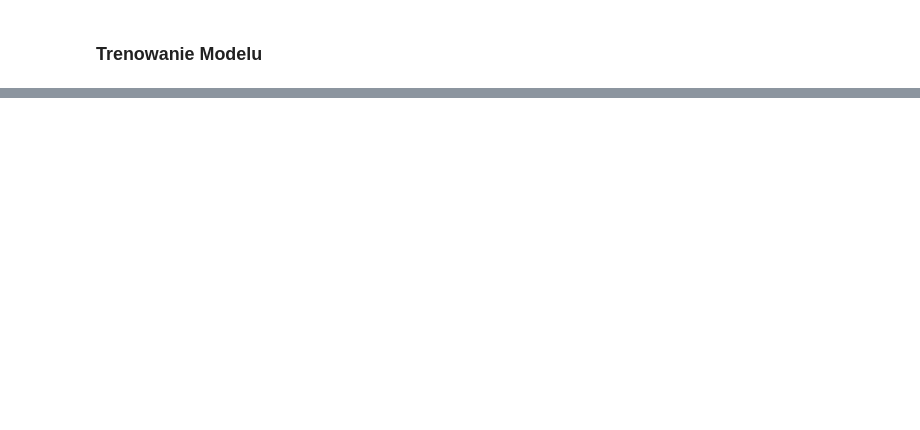
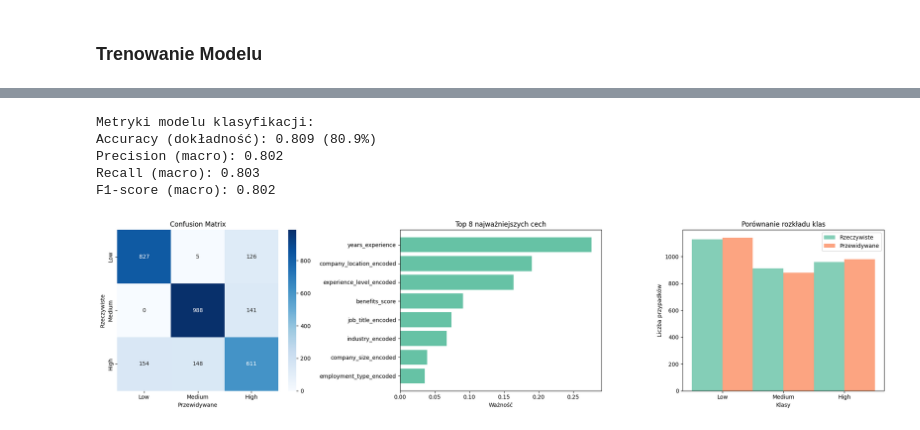
Before and after one commit to Rafal852/Uczenie-maszynowe-zaliczenie---projekt-AI-Job-Market, a Jupyter notebook: Projekt Zaliczeniowy Rafał Perfikowski/main.ipynb, the cells around one changed output, grey strips where cells are left out. Saved outputs shown, nothing was run; the diff lists cells and outputs as text; code cells hidden in the pictures; blank space fills up the shorter version.

```diff
--- a/Projekt Zaliczeniowy Rafał Perfikowski/main.ipynb
+++ b/Projekt Zaliczeniowy Rafał Perfikowski/main.ipynb
@@ -788,0 +596,64 @@ Przykład 3:
+# %%
+#Metryki klasyfikacji
+accuracy = accuracy_score(y_test, y_pred)
+f1_macro = f1_score(y_test, y_pred, average='macro')
+precision_macro = precision_score(y_test, y_pred, average='macro')
+recall_macro = recall_score(y_test, y_pred, average='macro')
+
+print(f"Metryki modelu klasyfikacji:")
+print(f"Accuracy (dokładność): {accuracy:.3f} ({accuracy*100:.1f}%)")
+print(f"Precision (macro): {precision_macro:.3f}")
+print(f"Recall (macro): {recall_macro:.3f}")
+print(f"F1-score (macro): {f1_macro:.3f}")
+
+class_names = ['Low', 'Medium', 'High']
+# %% [output]
+Metryki modelu klasyfikacji:
+Accuracy (dokładność): 0.809 (80.9%)
+Precision (macro): 0.802
+Recall (macro): 0.803
+F1-score (macro): 0.802
+# %%
+# Confusion Matrix - główna wizualizacja dla klasyfikacji
+cm = confusion_matrix(y_test, y_pred)
+
+fig, axes = plt.subplots(1, 3, figsize=(20, 5))
+
+# 1. Confusion Matrix
+sns.heatmap(cm, annot=True, fmt='d', cmap='Blues',
+            xticklabels=class_names, yticklabels=class_names, ax=axes[0])
+axes[0].set_title('Confusion Matrix')
+axes[0].set_xlabel('Przewidywane')
+axes[0].set_ylabel('Rzeczywiste')
+
+# 2. Feature Importance
+feature_importance = pd.DataFrame({
+    'feature': existing_features,
+    'importance': best_rf.feature_importances_
+}).sort_values('importance', ascending=True)
+
+axes[1].barh(feature_importance['feature'][-8:], feature_importance['importance'][-8:])
+axes[1].set_title('Top 8 najważniejszych cech')
+axes[1].set_xlabel('Ważność')
+
+# 3. Porównanie rzeczywistych vs przewidywanych
+pred_counts = pd.Series(y_pred).map({0: 'High', 1: 'Low', 2: 'Medium'}).value_counts()
+real_counts = pd.Series(y_test).map({0: 'High', 1: 'Low', 2: 'Medium'}).value_counts()
+
+x = np.arange(len(class_names))
+width = 0.5
+axes[2].bar(x - width/2, [real_counts.get(cls, 0) for cls in class_names],
+            width, label='Rzeczywiste', alpha=0.8)
+axes[2].bar(x + width/2, [pred_counts.get(cls, 0) for cls in class_names],
+            width, label='Przewidywane', alpha=0.8)
+axes[2].set_xlabel('Klasy')
+axes[2].set_ylabel('Liczba przypadków')
+axes[2].set_title('Porównanie rozkładu klas')
+axes[2].set_xticks(x)
+axes[2].set_xticklabels(class_names)
+axes[2].legend()
+
+plt.tight_layout()
+plt.show()
+# %% [output]
+[figure, added]
```
Also changed, not shown: parts of 17 cells of this notebook, 1 other file.
